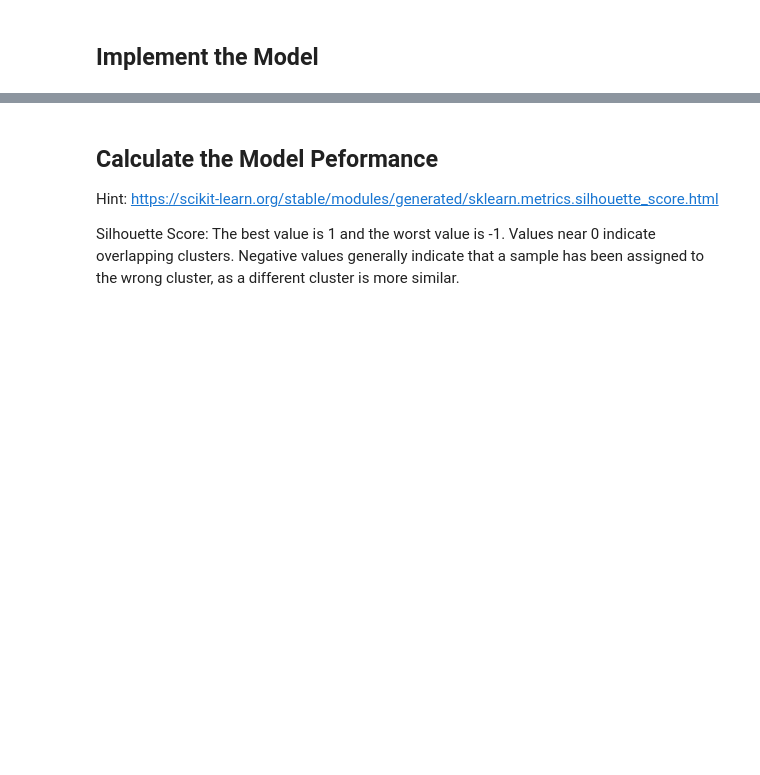
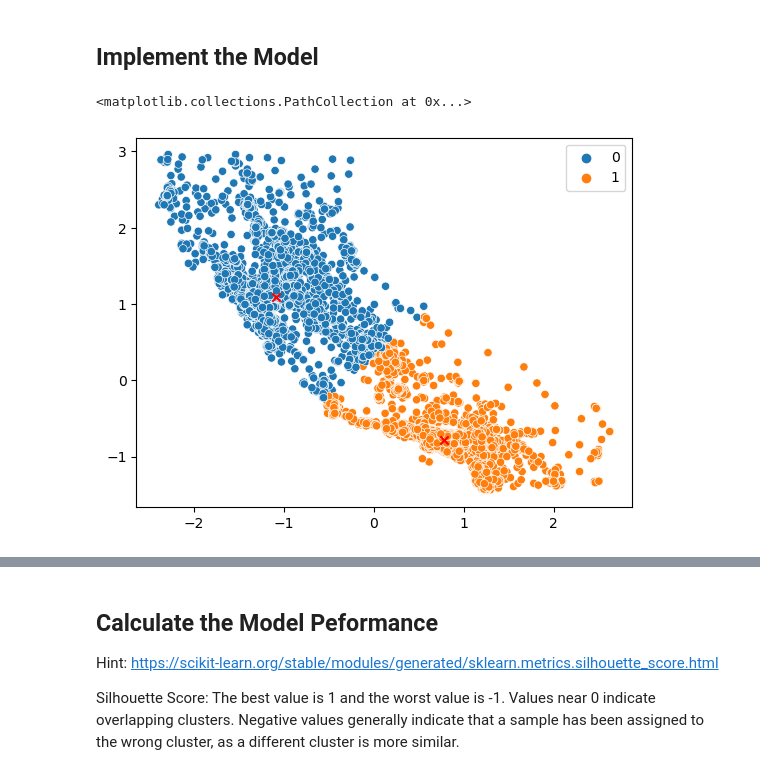
Before and after one commit to TheTharz/ML-Lectures, a Jupyter notebook: Lab 06/KMeans_Students_Version.ipynb, the cells around one changed output, grey strips where cells are left out. Drawn from its saved outputs; the diff is of its cells as text; code cells hidden in the pictures; blank space fills up the shorter version.

```diff
--- a/Lab 06/KMeans_Students_Version.ipynb
+++ b/Lab 06/KMeans_Students_Version.ipynb
@@ -166,7 +184,24 @@ Using scikit-learn functionalities.
+# %%
+# Train / Test Split
+from sklearn.model_selection import train_test_split
+X = housing[['longitude', 'latitude']]
+y = housing['median_house_value']
+X_train, X_test, y_train, y_test = train_test_split(X, y, test_size=0.2, random_state=0)
+
+# Your code here
+# %%
+# Scale
+from sklearn.preprocessing import StandardScaler
+scaler = StandardScaler()
+scaler.fit(X_train)
+X_train = scaler.transform(X_train)
+
+# Your code here
 # %% [markdown]
 ## Implement the Model
 # %%
 # Model Implementation
 # Use k = 3 for the time being
+kmeans = KMeans(n_clusters=2,init='random',n_init=10,max_iter=400,tol=1e-04, random_state=0).fit(X_train)
 
 # Your code here
@@ -177,2 +208,11 @@ Using scikit-learn functionalities.
+# %%
+# Display the Clusters using seaborn
+sns.scatterplot(x=X_train[:,0], y=X_train[:,1], hue=kmeans.labels_)
+# plot the centroids
+plt.scatter(kmeans.cluster_centers_[:, 0], kmeans.cluster_centers_[:, 1], c='red', marker='x')
+# Your code here
+# %% [output]
+<matplotlib.collections.PathCollection at 0x...>
+[figure, added]
 # %%
 # Use Seaborn Boxplots to visualize cluster distribution
```
Also changed, not shown: parts of 15 cells of this notebook, 2 other files.
